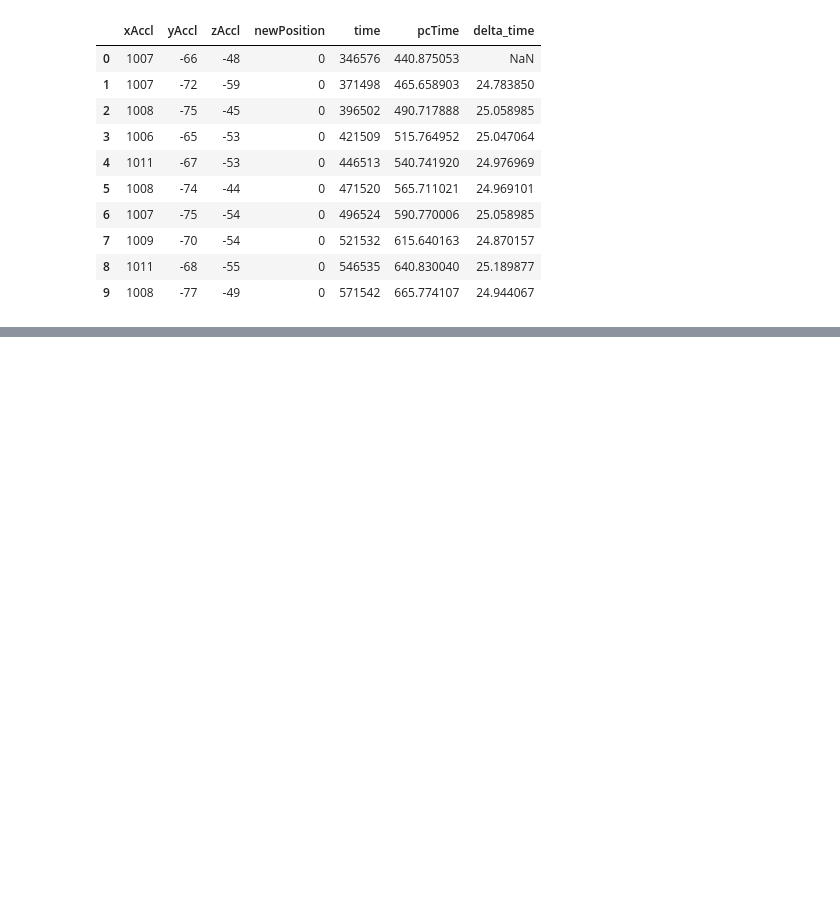
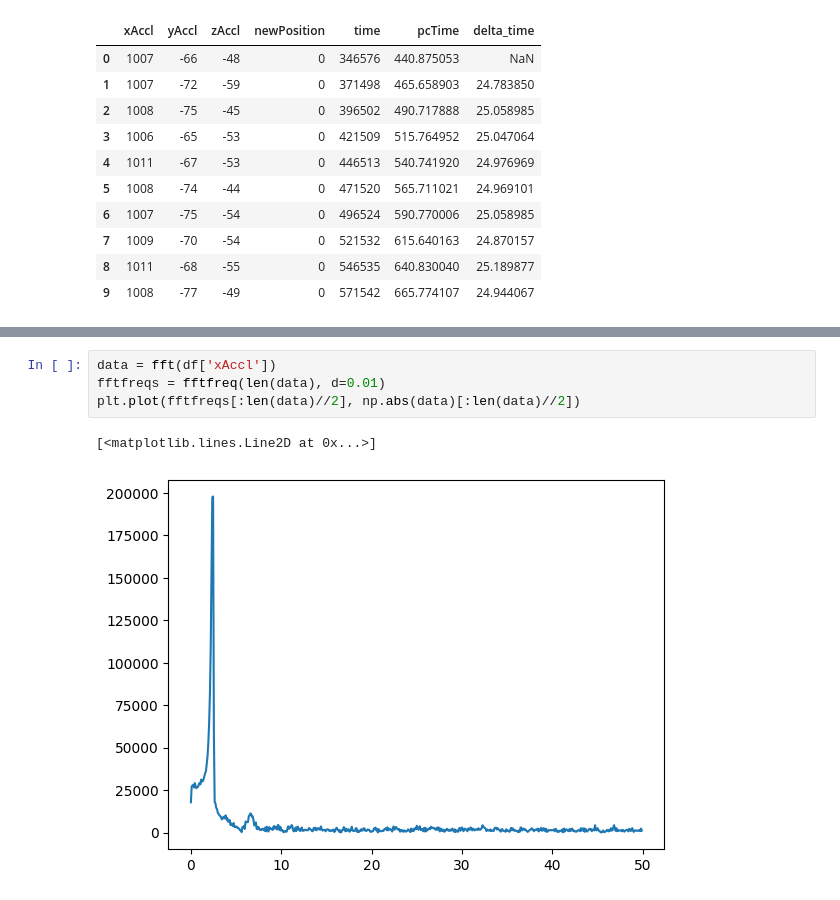
Before and after one commit to Pooyan-Farzanehkari/Smart-syetems-labs, a Jupyter notebook: filter.ipynb, the cells around one changed output, grey strips where cells are left out. Saved outputs shown, nothing was run; the diff lists cells and outputs as text; blank space fills up the shorter version.

```diff
--- a/filter.ipynb
+++ b/filter.ipynb
@@ -204,0 +46,7 @@ plt.show()
+# %%
+data = fft(df['xAccl'])
+fftfreqs = fftfreq(len(data), d=0.01)
+plt.plot(fftfreqs[:len(data)//2], np.abs(data)[:len(data)//2])
+# %% [output]
+[<matplotlib.lines.Line2D at 0x...>]
+[figure, added]
```
Also changed, not shown: parts of 14 cells of this notebook, 8 other files.
